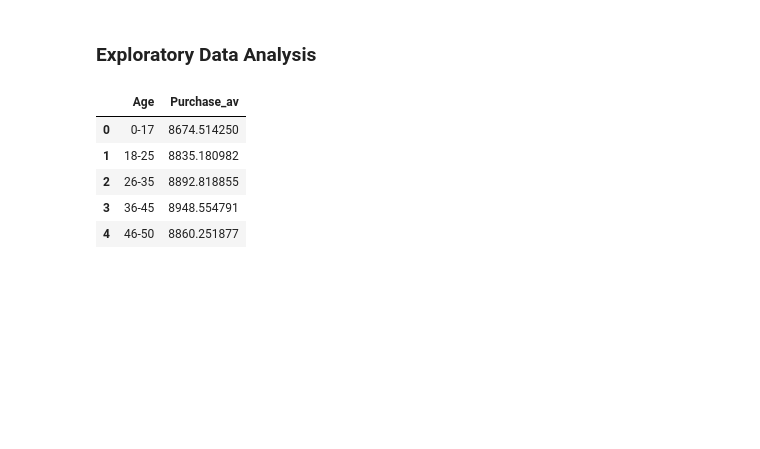
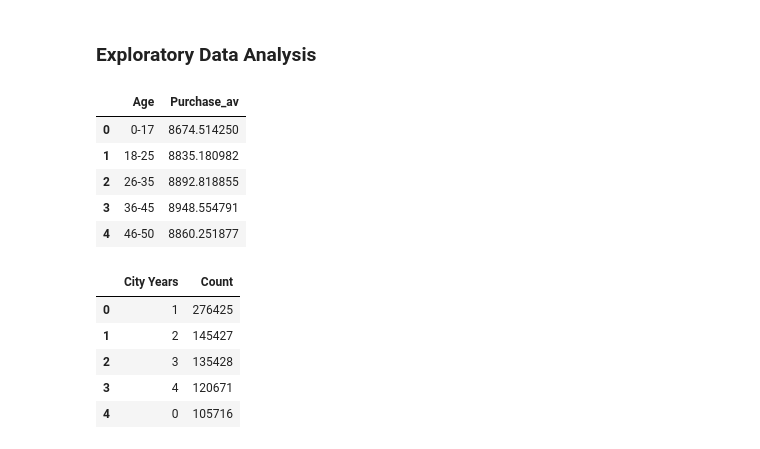
Before and after one commit to Michael-yousuf123/friday-sale, a Jupyter notebook: notebook/exploratory.ipynb, the cells around one changed output. Saved outputs shown, nothing was run; the diff lists cells and outputs as text; code cells hidden in the pictures; blank space fills up the shorter version.

```diff
--- a/notebook/exploratory.ipynb
+++ b/notebook/exploratory.ipynb
@@ -160,0 +186,12 @@ fig.show()
+# %%
+city_df = df['Stay_In_Current_City_Years'].value_counts()
+city_df = pd.DataFrame({'City Years': city_df.index, 'Count': city_df.values})
+# %%
+city_df.head()
+# %% [output]
+|  | City Years | Count |
+| 0 | 1 | 276425 |
+| 1 | 2 | 145427 |
+| 2 | 3 | 135428 |
+| 3 | 4 | 120671 |
+| 4 | 0 | 105716 |
```
Also changed, not shown: parts of 25 cells of this notebook.
